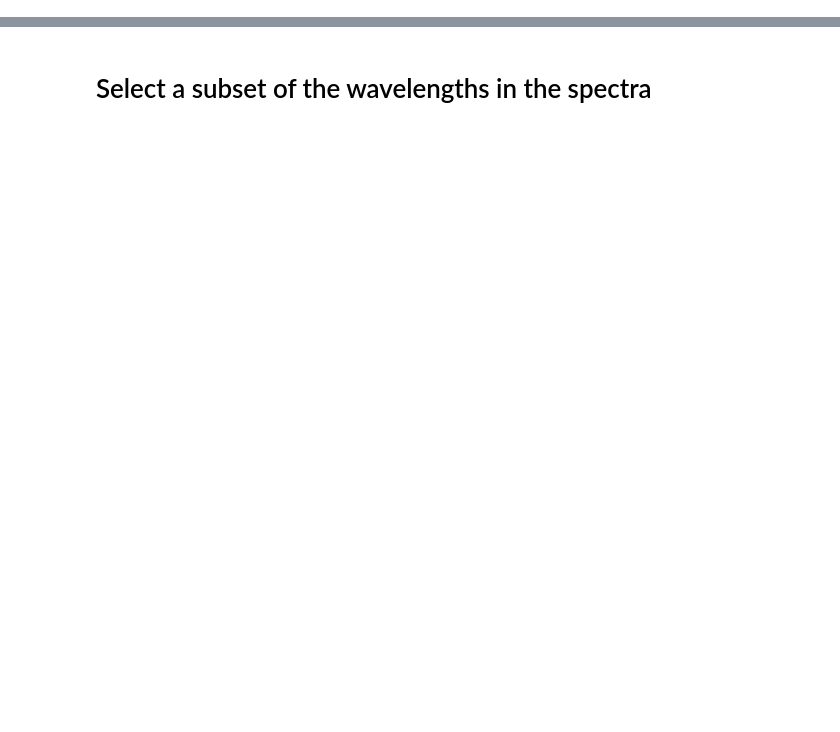
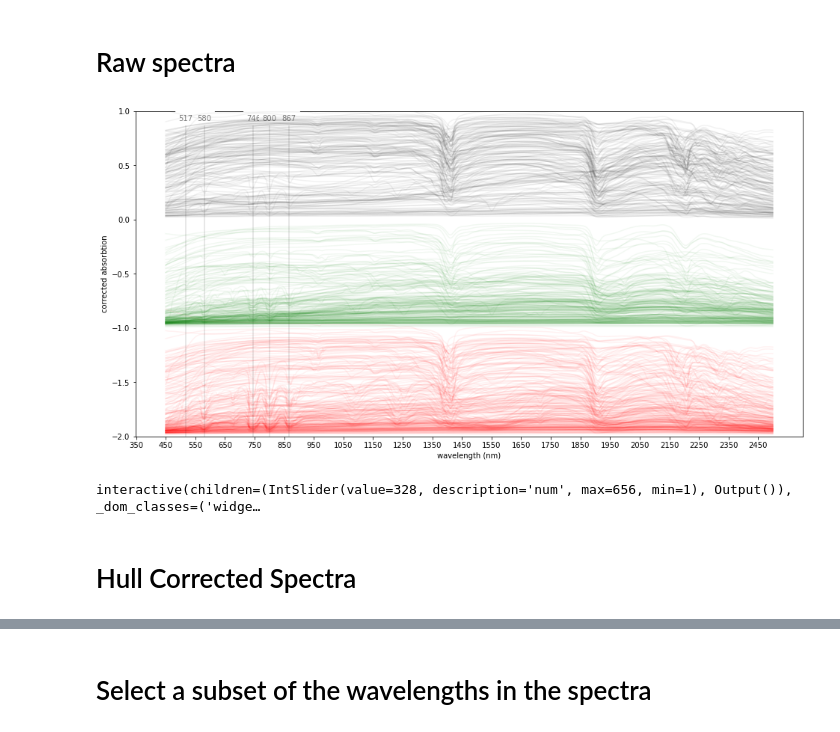
Before and after one commit to EvanBianco/reespectroPy, a Jupyter notebook: notebooks/06_Machine_learning_classification.ipynb, the cells around one changed output, grey strips where cells are left out. Saved outputs shown, nothing was run; the diff lists cells and outputs as text; code cells hidden in the pictures; blank space fills up the shorter version.

```diff
--- a/notebooks/06_Machine_learning_classification.ipynb
+++ b/notebooks/06_Machine_learning_classification.ipynb
@@ -17,9 +20,10 @@ from ipywidgets import interact
 # %%
 # try to drop class 1
-drop_class_1 = True
+drop_class_1 = False
 
 df = pd.read_csv('merged_data_with_labels.csv')
-columns = ['cm_ree_labels'] + ['Mineral_Name'] + [str(x) for x in np.arange(350, 2500)]
+header_cols =  ['cm_ree_labels', 'Mineral_Name', 'dataset', 'ID']
+columns = header_cols + [str(x) for x in np.arange(350, 2500)]
 df = df[columns]
 
 if drop_class_1:
@@ -70,0 +63,61 @@ ncrs_stack = np.array(ncrs_stack)
+# %% [markdown]
+# Raw spectra
+# %%
+# Do plot
+
+colour_idx = {0:'black', 1:'green', 2:'red'}
+critical_wvs = [517.0, 580.0, 746.0, 800.0, 867.0]
+
+plt.figure(figsize=(16, 8))
+for row, class_idx in zip(df[df.columns[len(header_cols):]].values, df['cm_ree_labels']):
+    plt.plot(wvl[start_wvl: end_wvl], row[start_wvl: end_wvl:] - 1.0 * class_idx,
+             c=colour_idx[class_idx], alpha=0.05, zorder=1000)
+    _ = plt.xticks(np.arange(wvl.min(), wvl.max(), 100))
+
+for keyline in critical_wvs:
+    plt.axvline(keyline, c='gray', alpha=0.25)
+    plt.text(keyline, 0.90, s=str(int(keyline)), ha='center', va='bottom', color='gray',
+            bbox={'facecolor':'white', 'edgecolor':'white'})
+
+plt.xlabel('wavelength (nm)')
+plt.ylabel('corrected absorbtion')
+_ =plt.ylim(-2.0, 1.0)
+# %% [output]
+[figure, added]
+# %%
+@interact
+def highlight_curve(num=(1, len(df))):
+
+    colour_idx = {0:'black', 1:'green', 2:'red'}
+    critical_wvs = [517.0, 580.0, 746.0, 800.0, 867.0]
+
+
+    plt.figure(figsize=(16, 8))
+    for row, class_idx in zip(df[df.columns[len(header_cols):]].values, df['cm_ree_labels']):
+        plt.plot(wvl[start_wvl: end_wvl], row[start_wvl: end_wvl:] - 1.2 * class_idx,
+                 c=colour_idx[class_idx], alpha=0.05, zorder=1000)
+        _ = plt.xticks(np.arange(wvl.min(), wvl.max(), 100))
+
+    for keyline in critical_wvs:
+        plt.axvline(keyline, c='gray', alpha=0.25)
+        plt.text(keyline, 0.90, s=str(int(keyline)), ha='center', va='bottom', color='gray',
+               bbox={'facecolor':'white', 'edgecolor':'white'})
+
+    plt.xlabel('wavelength (nm)')
+    plt.ylabel('corrected absorbtion')
+
+    dataset, name, samp_id = df.iloc[num]["dataset"], df.iloc[num]["Mineral_Name"], df.iloc[num]["ID"]
+    class_idx = int(df.iloc[num]['cm_ree_labels'])
+    data = row[start_wvl: end_wvl:]
+
+
+    plt.plot(wvl[start_wvl: end_wvl], data - 1.2 * class_idx, c='white', alpha=0.9, zorder=999, lw=4.5)
+    plt.plot(wvl[start_wvl: end_wvl], data - 1.2 * class_idx, c='blue', alpha=1, lw=2, zorder=1000)
+
+    #plt.plot(wvl[start_wvl: end_wvl], data - 1.2 * class_idx, c=colour_idx[class_idx], alpha=1, zorder=1000)
+    plt.text(450, 1.1 - 1.2 * class_idx, s=dataset + ' ' + name + ' ' + str(samp_id),  c=colour_idx[class_idx])
+    _ =plt.ylim(-3.5, 1.5)
+# %% [output]
+interactive(children=(IntSlider(value=328, description='num', max=656, min=1), Output()), _dom_classes=('widge…
+# %% [markdown]
+# Hull Corrected Spectra
```
Also changed, not shown: parts of 35 cells of this notebook, 2 other files.
